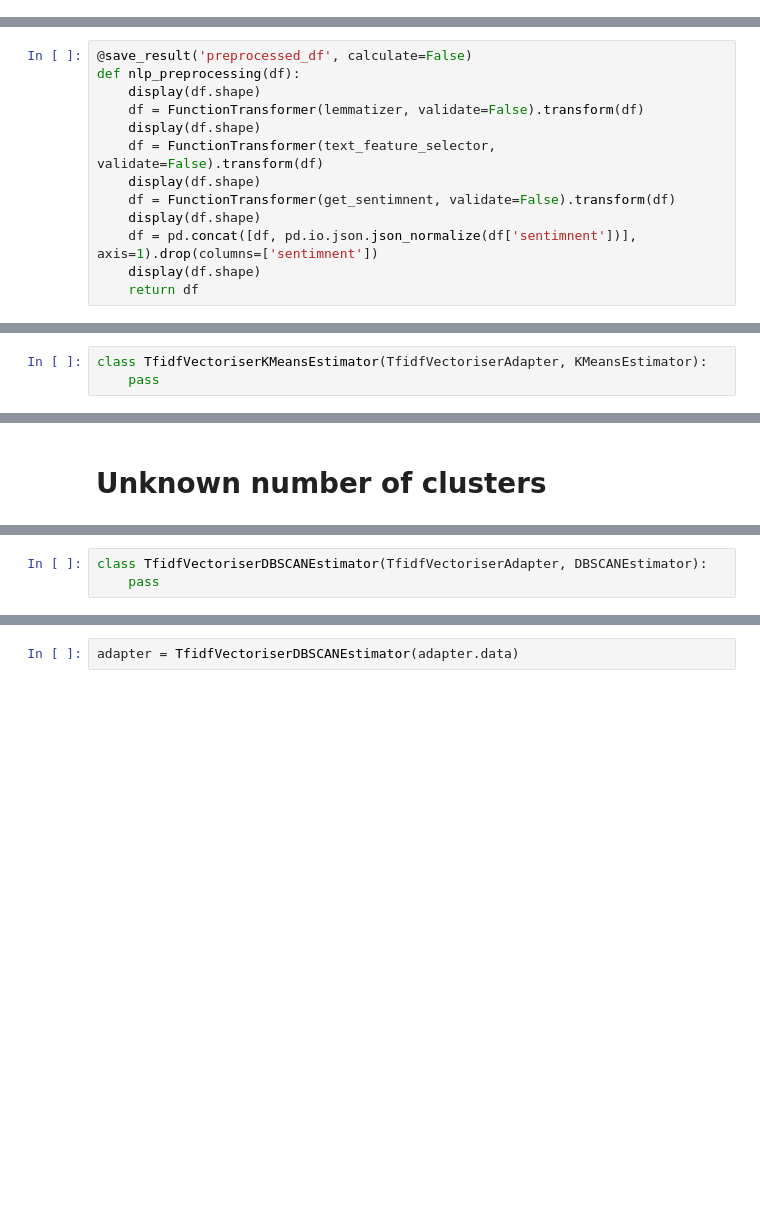
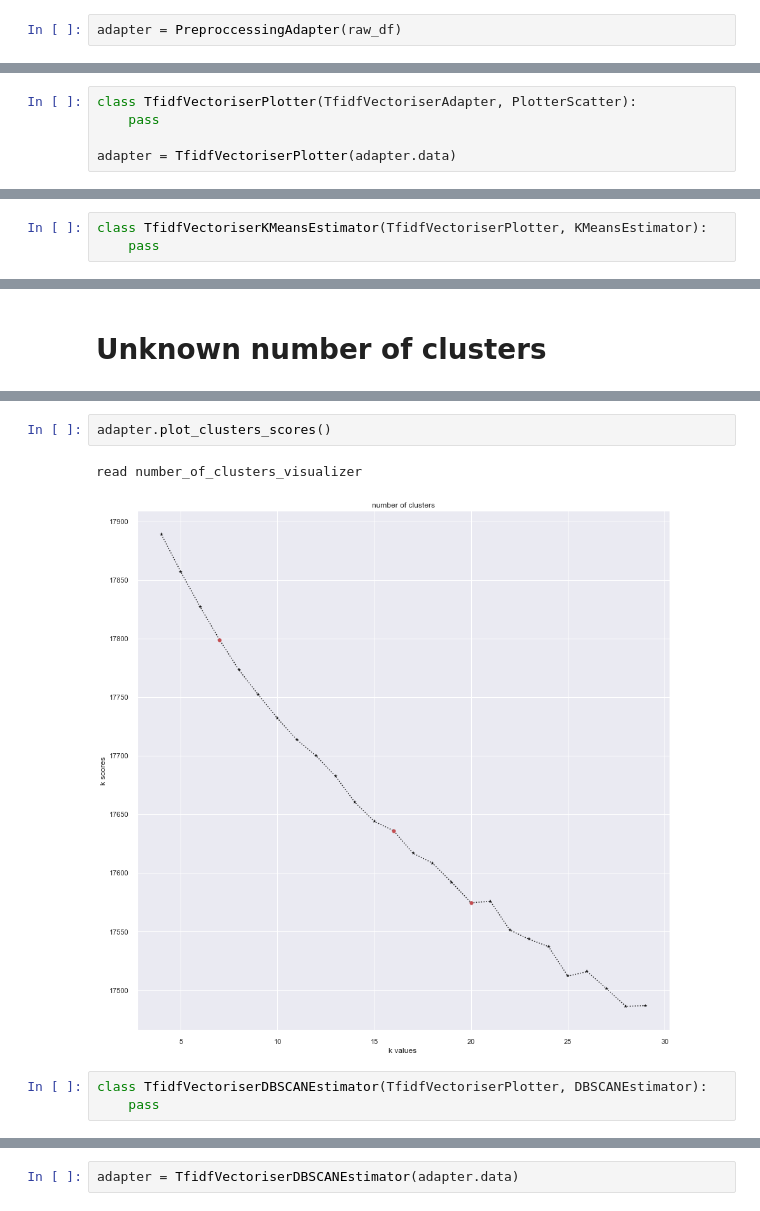
Before and after one commit to GA239/DS_course, a Jupyter notebook: HW6/clustering.ipynb, the cells around one changed output, grey strips where cells are left out. Cells and saved outputs as stored; diff of their text form; blank space fills up the shorter version.

```diff
--- a/HW6/clustering.ipynb
+++ b/HW6/clustering.ipynb
@@ -365,3 +67,5 @@ adapter = PreproccessingAdapter(prepare_raw_df(dset, *generate_mappings(dset)))
+# %%
+adapter = PreproccessingAdapter(raw_df)
 # %% [markdown]
 # Clusters Frequency
 # %%
@@ -420,13 +78,0 @@ unable to import 'smart_open.gcs', disabling that module
-# %%
-@save_result('preprocessed_df', calculate=False)
-def nlp_preprocessing(df):
-    display(df.shape)
-    df = FunctionTransformer(lemmatizer, validate=False).transform(df)
-    display(df.shape)
-    df = FunctionTransformer(text_feature_selector, validate=False).transform(df)
-    display(df.shape)
-    df = FunctionTransformer(get_sentimnent, validate=False).transform(df)
-    display(df.shape)
-    df = pd.concat([df, pd.io.json.json_normalize(df['sentimnent'])], axis=1).drop(columns=['sentimnent'])
-    display(df.shape)
-    return df
@@ -652,0 +154,5 @@ class DBSCANEstimator(Estimator):
+# %%
+class TfidfVectoriserPlotter(TfidfVectoriserAdapter, PlotterScatter):
+    pass
+
+adapter = TfidfVectoriserPlotter(adapter.data)
@@ -653,5 +241,5 @@ class DBSCANEstimator(Estimator):
 # %%
-class TfidfVectoriserKMeansEstimator(TfidfVectoriserAdapter, KMeansEstimator):
+class TfidfVectoriserKMeansEstimator(TfidfVectoriserPlotter, KMeansEstimator):
     pass
 # %%
 adapter = TfidfVectoriserKMeansEstimator(adapter.data)
@@ -834,5 +291,10 @@ from collections import deque
+# %%
+adapter.plot_clusters_scores()
+# %% [output]
+read number_of_clusters_visualizer
+[figure, added]
 # %%
-class TfidfVectoriserDBSCANEstimator(TfidfVectoriserAdapter, DBSCANEstimator):
+class TfidfVectoriserDBSCANEstimator(TfidfVectoriserPlotter, DBSCANEstimator):
     pass
 # %%
 TfidfVectoriserDBSCANEstimator.__mro__
```
Also changed, not shown: parts of 99 cells of this notebook, 8 other files.
